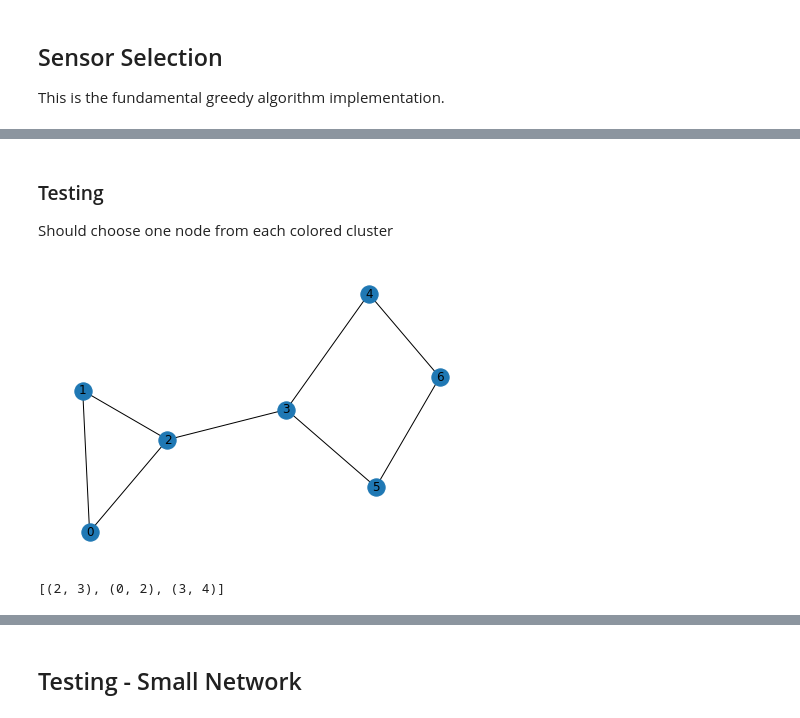
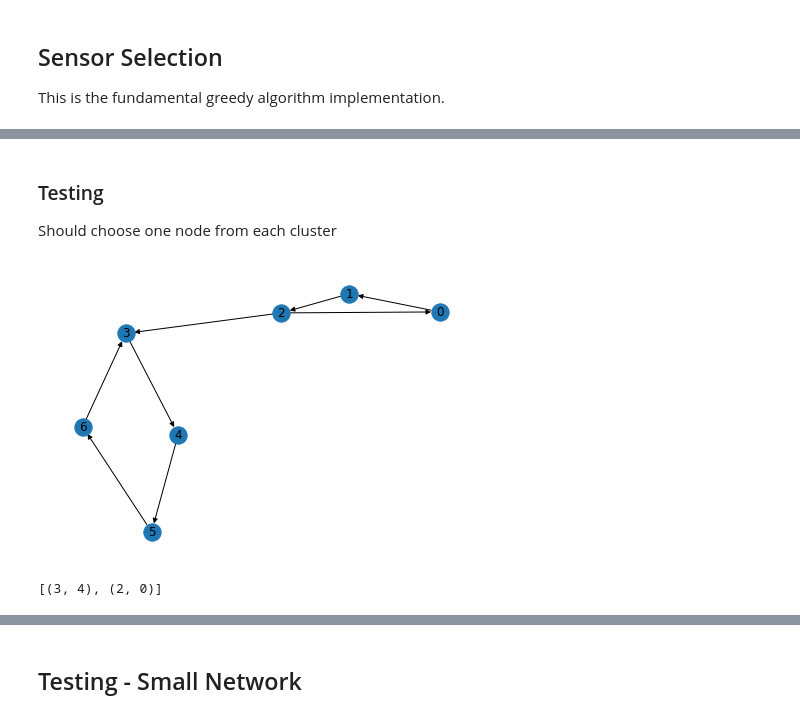
Before and after one commit to arnav-b/sensor-placement, a Jupyter notebook: algorithms.ipynb, the cells around one changed output, grey strips where cells are left out. Cells and saved outputs as stored; diff of their text form; code cells hidden in the pictures.

```diff
--- a/algorithms.ipynb
+++ b/algorithms.ipynb
@@ -181,34 +144,37 @@ choose_sensors(G, labeled_edges, flow_prediction, mse)
 # %% [markdown]
 ### Testing
 
-Should choose one node from each colored cluster
+Should choose one node from each cluster
 # %%
-J = nx.Graph()
+J = nx.DiGraph()
 
 J.add_edge(0,1)
 J.add_edge(1,2)
-J.add_edge(0,2)
+J.add_edge(2,0)
 J.add_edge(2,3)
 J.add_edge(3,4)
-J.add_edge(3,5)
-J.add_edge(4,6)
+J.add_edge(4,5)
+J.add_edge(6,3)
 J.add_edge(5,6)
 
 flows = {}
 
 flows[(0,1)] = 10.
 flows[(1,2)] = 10
-flows[(0,2)] = -10.
+flows[(2,0)] = 10.
 flows[(2,3)] = 0.
-flows[(3,4)] = -10.
-flows[(3,5)] = 10.
-flows[(4,6)] = -10.
+flows[(3,4)] = 10.
+flows[(4,5)] = 10.
+flows[(6,3)] = 10
+#flows[(6,4)] = 10.
 flows[(5,6)] = 10.
 
+np.random.seed(20)
 nx.draw(J, with_labels=True)
 # %% [output]
-[figure, old version]
+[figure, new version]
 # %%
-choose_sensors(J, flows, flow_prediction, mse, 3)
+opt = choose_sensors(J, flows, flow_prediction, mse, 2)
+opt
 # %% [output]
-[(2, 3), (0, 2), (3, 4)]
+[(3, 4), (2, 0)]
```
Also changed, not shown: parts of 38 cells of this notebook.
